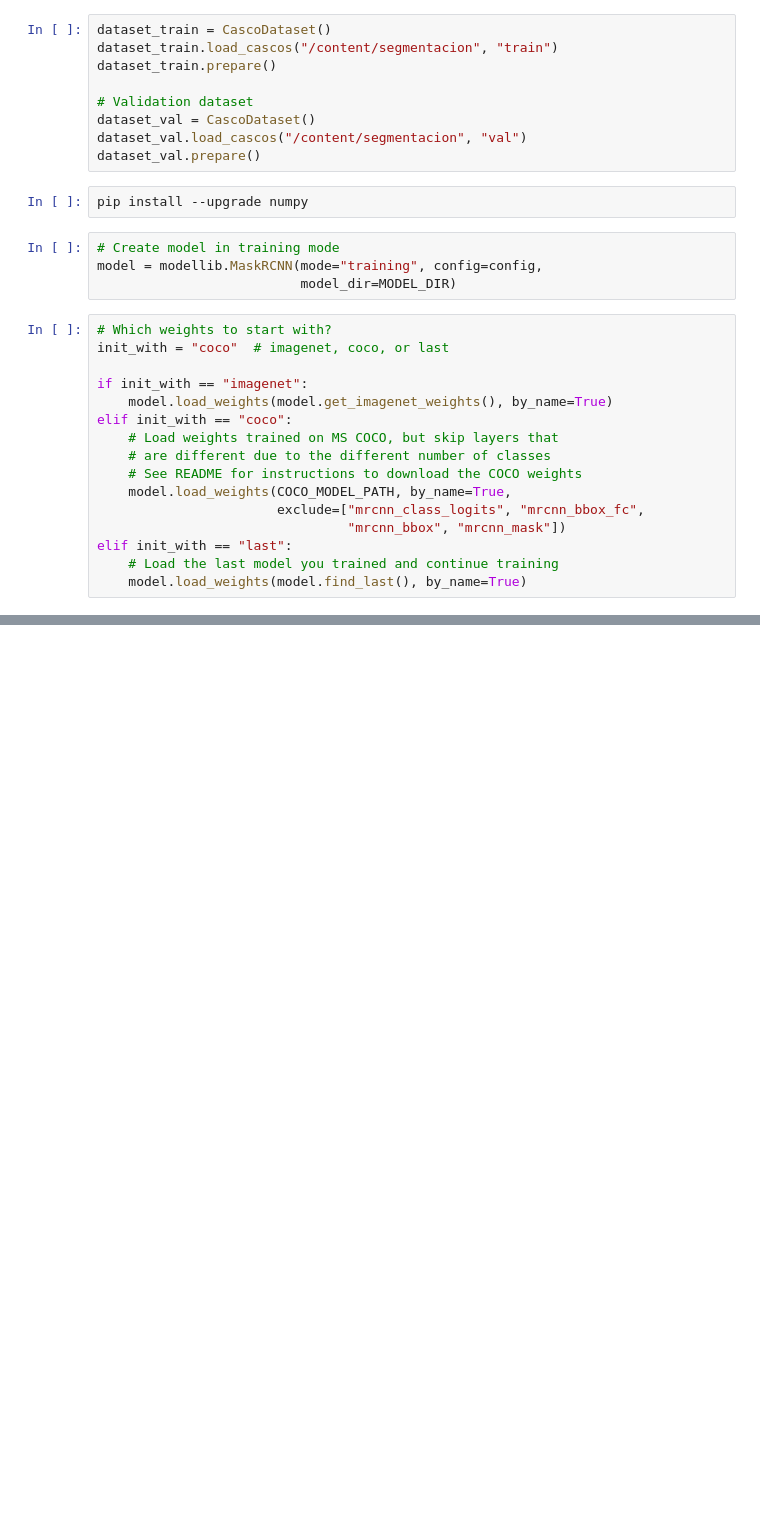
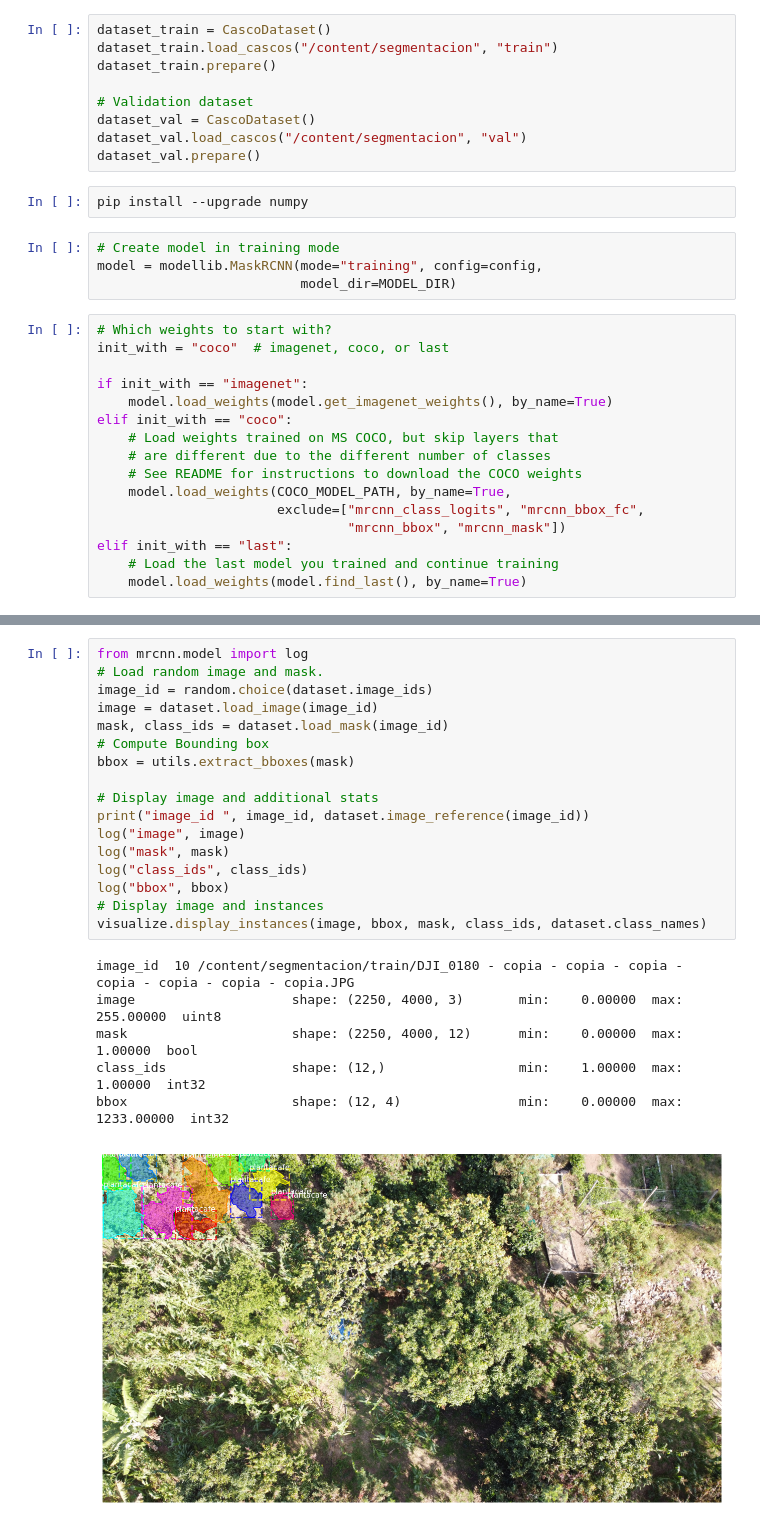
Before and after one commit to juanpis03/segmentacion-semantica-cafe, a Jupyter notebook: segmentacion_cafe.ipynb, the cells around one changed output, grey strips where cells are left out. Saved outputs shown, nothing was run; the diff lists cells and outputs as text; blank space fills up the shorter version.

```diff
--- a/segmentacion_cafe.ipynb
+++ b/segmentacion_cafe.ipynb
@@ -278,0 +275,24 @@ NameError: name 'dataset_train' is not defined
+# %%
+from mrcnn.model import log
+# Load random image and mask.
+image_id = random.choice(dataset.image_ids)
+image = dataset.load_image(image_id)
+mask, class_ids = dataset.load_mask(image_id)
+# Compute Bounding box
+bbox = utils.extract_bboxes(mask)
+
+# Display image and additional stats
+print("image_id ", image_id, dataset.image_reference(image_id))
+log("image", image)
+log("mask", mask)
+log("class_ids", class_ids)
+log("bbox", bbox)
+# Display image and instances
+visualize.display_instances(image, bbox, mask, class_ids, dataset.class_names)
+# %% [output]
+image_id  10 /content/segmentacion/train/DJI_0180 - copia - copia - copia - copia - copia - copia - copia.JPG
+image                    shape: (2250, 4000, 3)       min:    0.00000  max:  255.00000  uint8
+mask                     shape: (2250, 4000, 12)      min:    0.00000  max:    1.00000  bool
+class_ids                shape: (12,)                 min:    1.00000  max:    1.00000  int32
+bbox                     shape: (12, 4)               min:    0.00000  max: 1233.00000  int32
+[figure, added]
```
Also changed, not shown: parts of 6 cells of this notebook.
